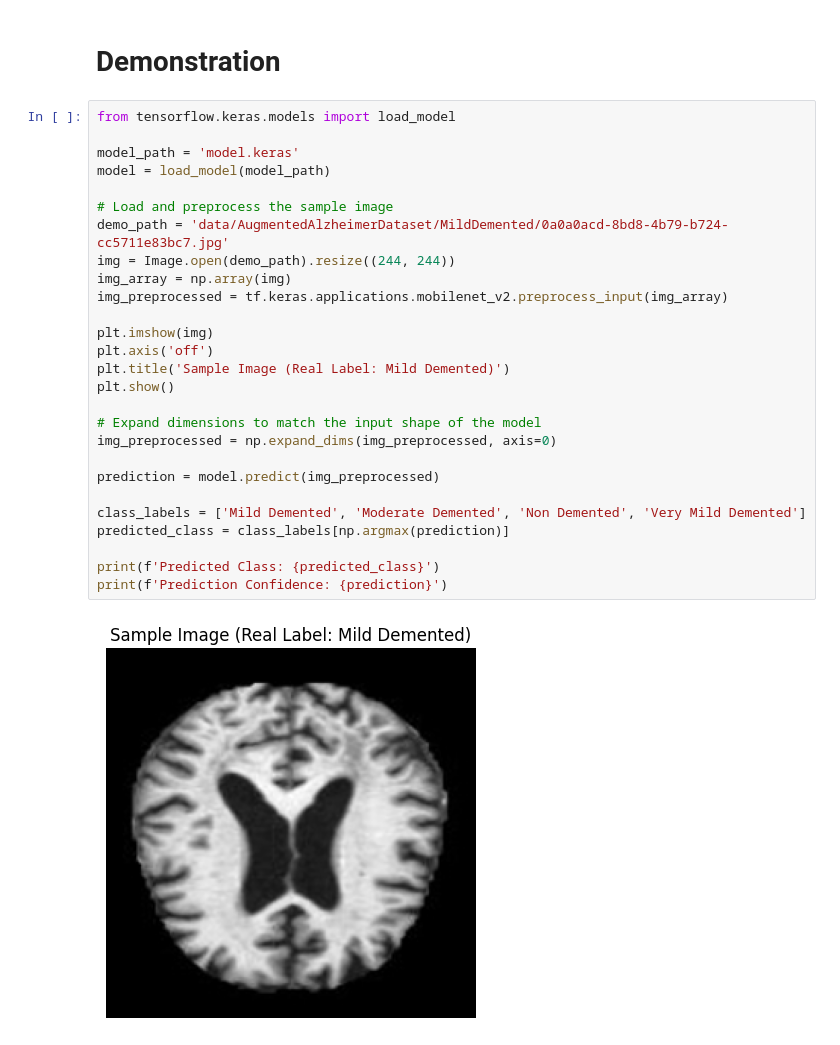
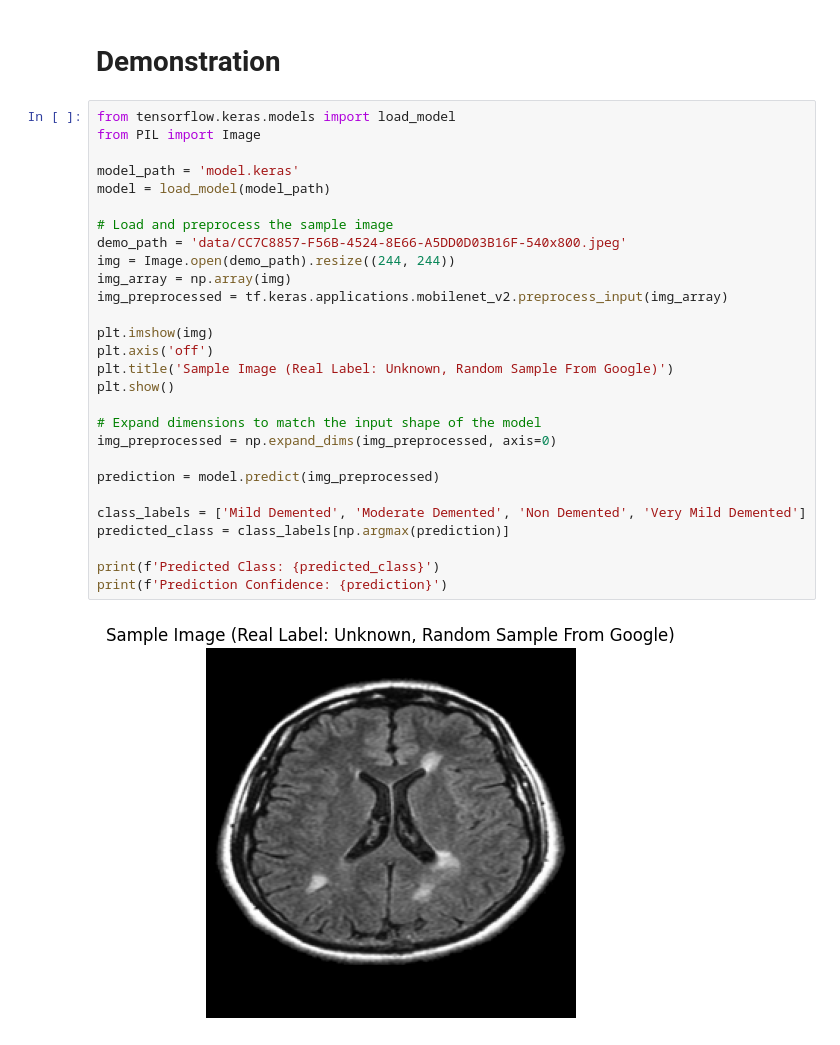
Before and after one commit to ToaStyToaFu/CompBioAoL, a Jupyter notebook: main.ipynb, the cells around one changed output. Cells and saved outputs as stored; diff of their text form.

```diff
--- a/main.ipynb
+++ b/main.ipynb
@@ -208,30 +209,31 @@ model.save('model.keras')
 # Demonstration
 # %%
 from tensorflow.keras.models import load_model
+from PIL import Image
 
 model_path = 'model.keras'
 model = load_model(model_path)
 
 # Load and preprocess the sample image
-demo_path = 'data/AugmentedAlzheimerDataset/MildDemented/0a0a0acd-8bd8-4b79-b724-cc5711e83bc7.jpg'
+demo_path = 'data/CC7C8857-F56B-4524-8E66-A5DD0D03B16F-540x800.jpeg'
 img = Image.open(demo_path).resize((244, 244))
 img_array = np.array(img)
 img_preprocessed = tf.keras.applications.mobilenet_v2.preprocess_input(img_array)
 
 plt.imshow(img)
 plt.axis('off')
-plt.title('Sample Image (Real Label: Mild Demented)')
+plt.title('Sample Image (Real Label: Unknown, Random Sample From Google)')
 plt.show()
 
 # Expand dimensions to match the input shape of the model
 img_preprocessed = np.expand_dims(img_preprocessed, axis=0)
 
 prediction = model.predict(img_preprocessed)
 
 class_labels = ['Mild Demented', 'Moderate Demented', 'Non Demented', 'Very Mild Demented']
 predicted_class = class_labels[np.argmax(prediction)]
 
 print(f'Predicted Class: {predicted_class}')
 print(f'Prediction Confidence: {prediction}')
 # %% [output]
-[figure, old version]
+[figure, new version]
```
Also changed, not shown: parts of 2 cells of this notebook.
